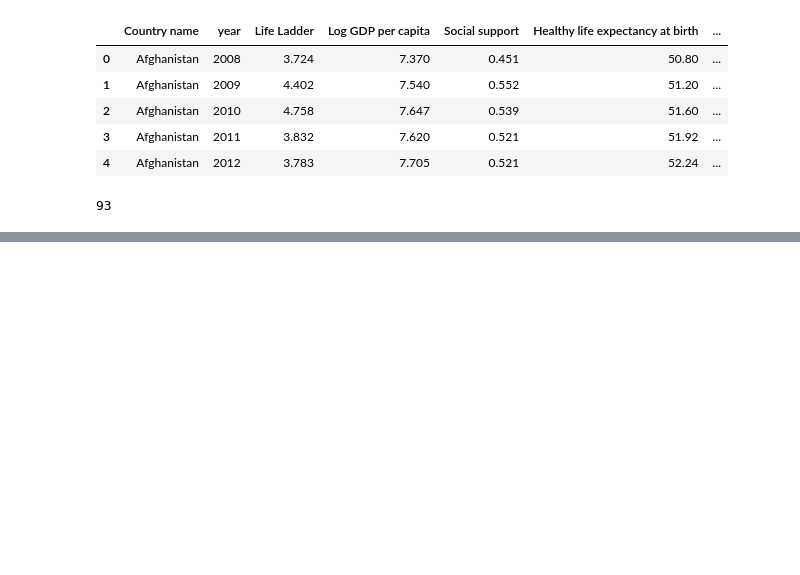
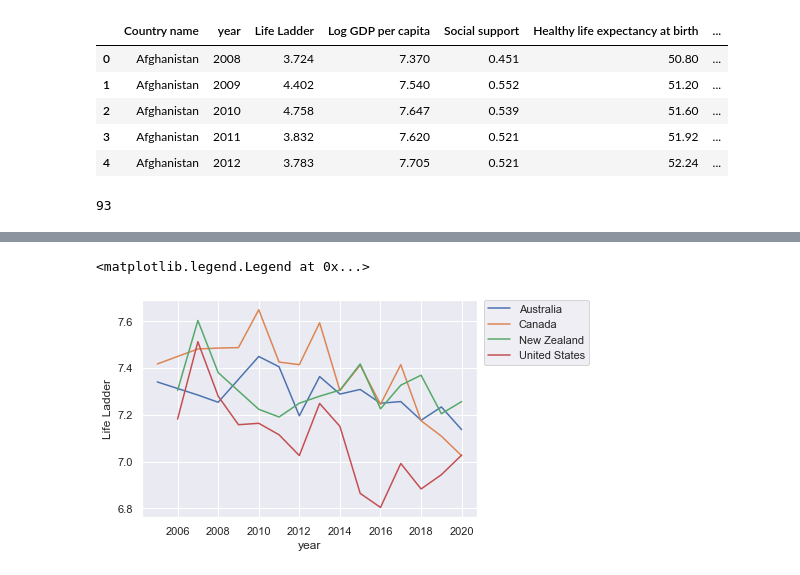
Before and after one commit to aletzdy/WorldHappiness, a Jupyter notebook: Code.ipynb, the cells around one changed output, grey strips where cells are left out. Saved outputs shown, nothing was run; the diff lists cells and outputs as text; code cells hidden in the pictures; blank space fills up the shorter version.

```diff
--- a/Code.ipynb
+++ b/Code.ipynb
@@ -66,0 +58,9 @@ data2020
+# %%
+sns.set_theme(style="darkgrid")
+sns.lineplot(x='year', y='Life Ladder', hue='Country name', data=df[df['Regional indicator']=='North America and ANZ'])
+
+#put the legend in the right place
+plt.legend(bbox_to_anchor=(1.02, 1), loc='upper left', borderaxespad=0)
+# %% [output]
+<matplotlib.legend.Legend at 0x...>
+[figure, added]
```
Also changed, not shown: parts of 10 cells of this notebook.
